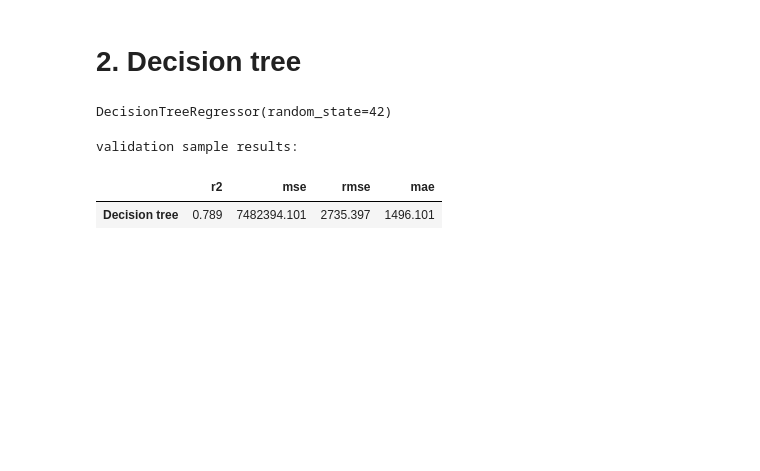
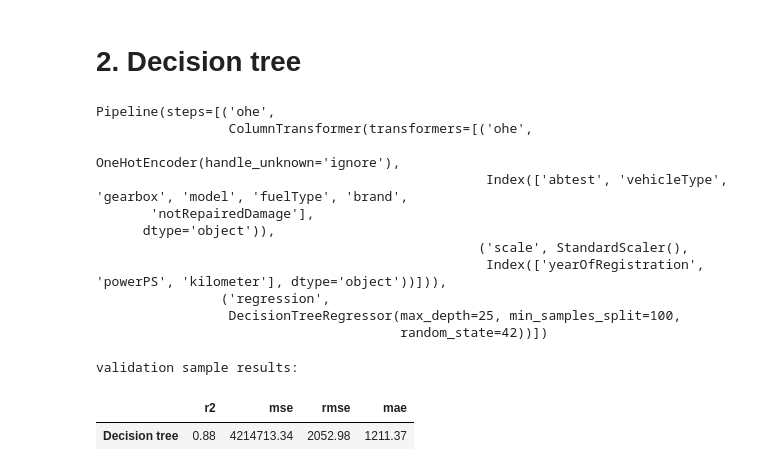
Before and after one commit to yegorchq/usedcars, a Jupyter notebook: usedcars.ipynb, the cells around one changed output. Saved outputs shown, nothing was run; the diff lists cells and outputs as text; code cells hidden in the pictures; blank space fills up the shorter version.

```diff
--- a/usedcars.ipynb
+++ b/usedcars.ipynb
@@ -518,28 +538,43 @@ validation sample results:
 from sklearn.tree import DecisionTreeRegressor
 from sklearn.model_selection import cross_val_score
 # %%
-regressor = DecisionTreeRegressor(criterion='squared_error', random_state=42)
+regressor = DecisionTreeRegressor(criterion='squared_error', max_depth=25, min_samples_split=100, random_state=42)
+encoder = OneHotEncoder(handle_unknown='ignore')
 
-encoder = OneHotEncoder(handle_unknown='ignore')
-X_train_enc = encoder.fit_transform(X_train).toarray()
-X_valid_enc = encoder.transform(X_valid).toarray()
+column_transformer = ColumnTransformer([
+    ('ohe', OneHotEncoder(handle_unknown="ignore"), categorical),
+    ('scale', StandardScaler(), numeric)
+])
 
-regressor.fit(X_train_enc, y_train)
-y_pred = regressor.predict(X_valid_enc)
+pipeline = Pipeline(steps=[
+    ('ohe', column_transformer),
+    ('regression', regressor)
+])
+
+pipeline.fit(X_train, y_train)
+y_pred = pipeline.predict(X_valid)
 
 print('validation sample results:')
 df_metrics.loc['Decision tree'] = np.round([
     r2_score(y_valid, y_pred),
     mean_squared_error(y_valid, y_pred),
     np.sqrt(mean_squared_error(y_valid, y_pred)),
     mean_absolute_error(y_valid, y_pred)
 ],2)
 
 df_metrics.loc[['Decision tree']]
-
-best_model = grid_search.best_estimator_
 # %% [output]
-DecisionTreeRegressor(random_state=42)
+Pipeline(steps=[('ohe',
+                 ColumnTransformer(transformers=[('ohe',
+                                                  OneHotEncoder(handle_unknown='ignore'),
+                                                  Index(['abtest', 'vehicleType', 'gearbox', 'model', 'fuelType', 'brand',
+       'notRepairedDamage'],
+      dtype='object')),
+                                                 ('scale', StandardScaler(),
+                                                  Index(['yearOfRegistration', 'powerPS', 'kilometer'], dtype='object'))])),
+                ('regression',
+                 DecisionTreeRegressor(max_depth=25, min_samples_split=100,
+                                       random_state=42))])
 validation sample results:
 |  | r2 | mse | rmse | mae |
-| Decision tree | 0.789 | 7482394.101 | 2735.397 | 1496.101 |
+| Decision tree | 0.88 | 4214713.34 | 2052.98 | 1211.37 |
```
Also changed, not shown: parts of 8 cells of this notebook.
